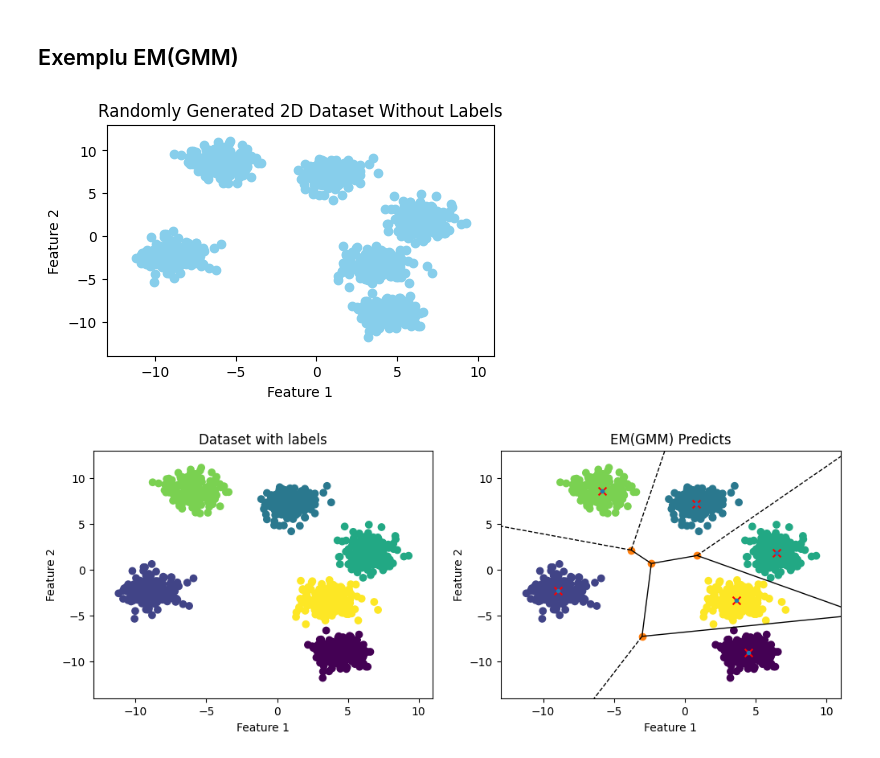
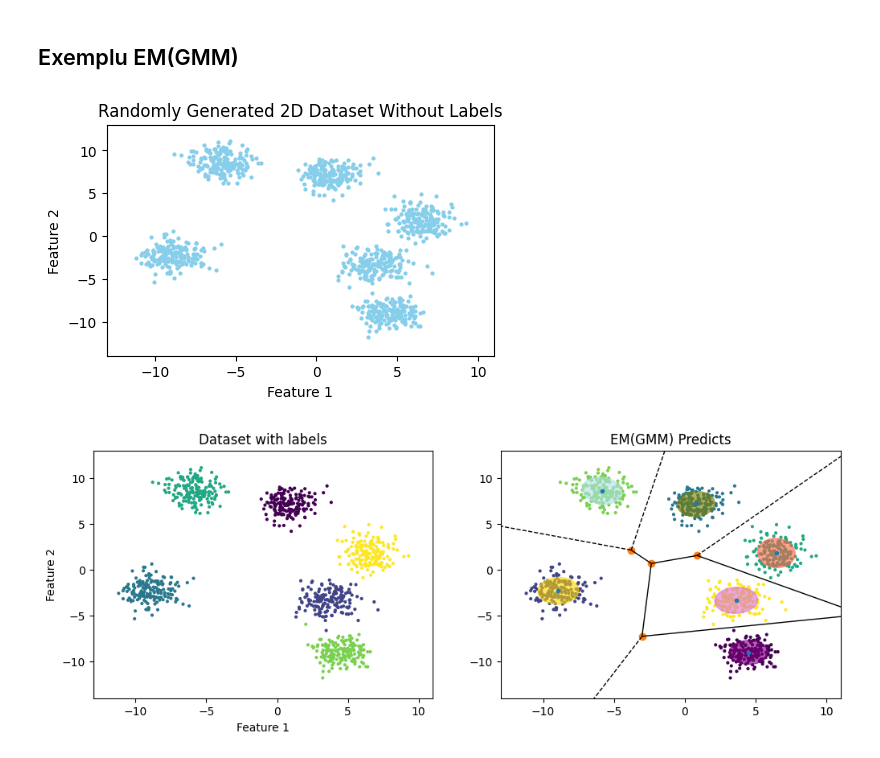
Before and after one commit to alexbelengeanu/ml-labs, a Jupyter notebook: lab1-clustering/exercitiul1.ipynb, the cells around one changed output. Saved outputs shown, nothing was run; the diff lists cells and outputs as text; code cells hidden in the pictures.

```diff
--- a/lab1-clustering/exercitiul1.ipynb
+++ b/lab1-clustering/exercitiul1.ipynb
@@ -99,7 +101,7 @@ Subclasses:
 X, y = make_blobs(n_samples=1000, centers=6, n_features=2, random_state=67)
 # %%
 plt.figure(figsize=(5,3))
-plt.scatter(X[:, 0], X[:, 1], marker='o', c='skyblue')
+plt.scatter(X[:, 0], X[:, 1], 4, marker='o', c='skyblue')
 plt.title("Randomly Generated 2D Dataset Without Labels")
 plt.xlabel("Feature 1")
 plt.ylabel("Feature 2")
@@ -107,29 +109,44 @@ plt.xlim([-13, 11])
 plt.ylim([-14, 13])
 plt.show()
 # %% [output]
-[figure, old version]
+[figure, new version]
 # %%
 gm = GaussianMixture(n_components=6, random_state=67)
 gm_labels = gm.fit_predict(X)
 centers = gm.means_
+# %%
+color_iter = ["purple", "gold", "olive", "tomato", "powderblue", "orchid"]
 # %%
 plt.figure(figsize=(12,4))
 plt.subplot(1, 2, 1)
-plt.scatter(X[:, 0], X[:, 1], marker='o', c=gm_labels)
+plt.scatter(X[:, 0], X[:, 1], 4, marker='o', c=y)
 plt.title("Dataset with labels")
 plt.xlabel("Feature 1")
 plt.ylabel("Feature 2")
 plt.xlim([-13, 11])
 plt.ylim([-14, 13])
-vor = Voronoi(centers)
 fig = voronoi_plot_2d(vor, plt.subplot(1, 2, 2))
-plt.title("EM(GMM) Predicts")
-plt.xlabel("Feature 1")
-plt.ylabel("Feature 2")
+plt.scatter(X[:, 0], X[:, 1], 4, c=gm_labels)
+for i, (mean, covar, color) in enumerate(zip(gm.means_, gm.covariances_, color_iter)):
+    v, w = np.linalg.eigh(covar)
+    v = 2.0 * np.sqrt(2.0) * np.sqrt(v)
+    u = w[0] / np.linalg.norm(w[0])
+    # as the DP will not use every component it has access to
+    # unless it needs it, we shouldn't plot the redundant
+    # components.
+    if not np.any(gm_labels == i):
+        continue
+
+    # Plot an ellipse to show the Gaussian component
+    angle = np.arctan(u[1] / u[0])
+    angle = 180.0 * angle / np.pi  # convert to degrees
+    ell = Ellipse(mean, v[0], v[1], angle=180.0 + angle, color=color)
+    ell.set_clip_box(plt.subplot(1,2,2).bbox)
+    ell.set_alpha(0.6)
+    plt.subplot(1,2,2).add_artist(ell)
 plt.xlim([-13, 11])
 plt.ylim([-14, 13])
-plt.scatter(X[:, 0], X[:, 1], c=gm_labels)
-plt.scatter(centers[:, 0], centers[:, 1], marker='x', c='red', s=50)
+plt.title("EM(GMM) Predicts")
 plt.show()
 # %% [output]
-[figure, old version]
+[figure, new version]
```
Also changed, not shown: parts of 3 cells of this notebook, 2 other files.
